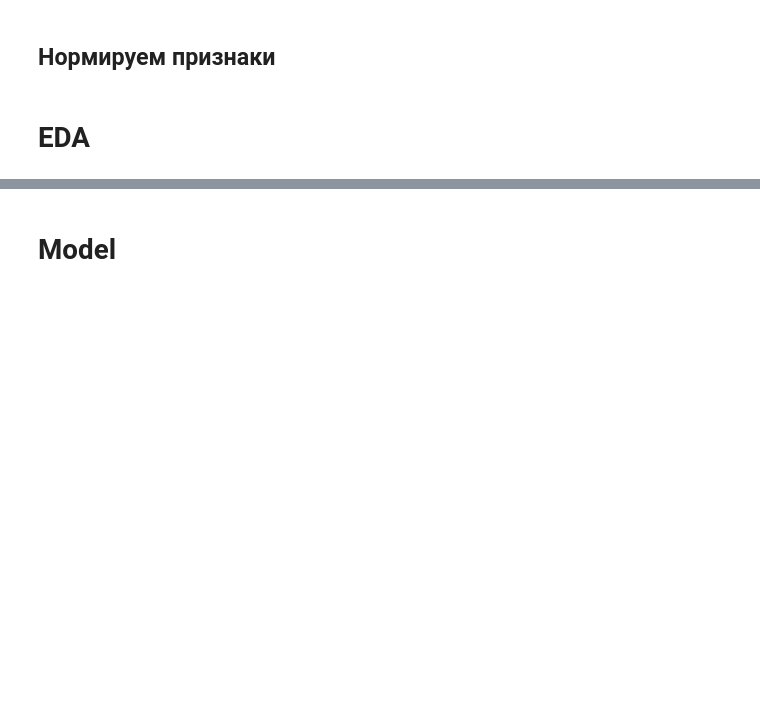
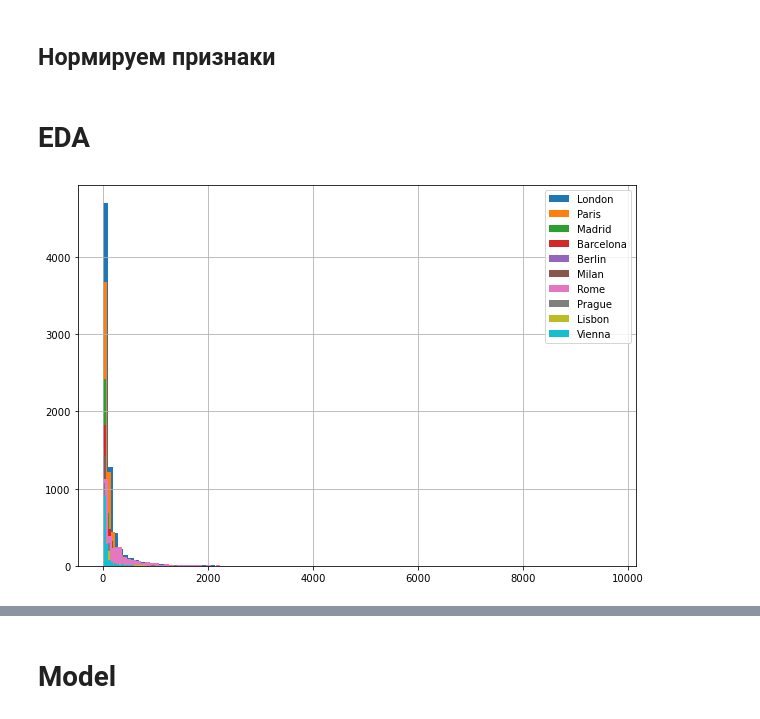
Before and after one commit to aberkoveo/skillfactory, a Jupyter notebook: Projects/Project_3/Проект_3_О_вкусной_и_здоровой_пище.ipynb, the cells around one changed output, grey strips where cells are left out. Saved outputs shown, nothing was run; the diff lists cells and outputs as text; code cells hidden in the pictures; blank space fills up the shorter version.

```diff
--- a/Projects/Project_3/Проект_3_О_вкусной_и_здоровой_пище.ipynb
+++ b/Projects/Project_3/Проект_3_О_вкусной_и_здоровой_пище.ipynb
@@ -117,8 +142,33 @@ data['ranking_for_city'] =  data['ranking']  - data.city.apply(lambda x: city_di
+# %%
+city_dict = data.groupby(by='city').city.size()
+# data['quan_in_city'] = data.city.apply(lambda x: len(data[data.city == x]))
+# data['ranking_for_city'] =  data['ranking'] / data.city.apply(lambda x: city_dict[x])
+data['empty_reviews'] = data.reviews_text.apply(lambda x: 1 if len(x)==0 else 0)
+data['ranking_by_reviews'] = data['number_of_reviews'] * data['ranking']
+# %%
+
+city_data = pd.read_csv('input//csv_city.csv', index_col='name')
+city_data.drop('country', axis=1, inplace=True)
+city_data = city_data.to_dict()['pop']
+data['city_pop'] = data.city.apply(lambda x: int(city_data[x]))
+
+data['ranking_by_pop'] = data['ranking'] / data['city_pop']
+# %%
+data['ranking_by_city'] = data.groupby(by='city').ranking.transform(lambda x: (len(x) / x) )
+data['number_of_reviews_dif_by_city'] = data.groupby('city').number_of_reviews.transform(lambda x: x / (max(x) - min(x)))
 # %% [markdown]
 ## Нормируем признаки
 # %%
-data['ranking_norm_by_city'] = data.groupby('city').ranking.transform(lambda x: (x - x.mean()) / x.std())
-data['number_of_reviews_norm'] = data.number_of_reviews.apply(lambda x: (x - data.number_of_reviews.mean()) / data.number_of_reviews.std())
+# data['ranking_norm_by_city'] = data.groupby('city').ranking.transform(lambda x: (x - x.mean()) / x.std())
+# data['number_of_reviews_norm_by_city'] = data.groupby('city').number_of_reviews.transform(lambda x: (x - x.mean()) / x.std())
+# data['number_of_reviews_norm'] = data.number_of_reviews.apply(lambda x: (x - data.number_of_reviews.mean()) /
+# data.number_of_reviews.std())
+
+# data['ranking_by_reviews_norm'] = data['ranking_by_reviews'].apply(lambda x: (x - data.ranking_by_reviews.mean()) / data.ranking_by_reviews.std())
+
+# ranking_by_pop_mean = data.ranking_by_pop.mean()
+# ranking_by_pop_std = data.ranking_by_pop.std()
+# data['ranking_by_pop_norm'] =  data.ranking_by_pop.apply(lambda x: (x - ranking_by_pop_mean) / ranking_by_pop_std)
 # %%
 # data['quan_in_city'] = data.city.apply(lambda x: len(data[data.city == x]))
 # %%
@@ -145,9 +195,10 @@ data['number_of_reviews_norm'] = data.number_of_reviews.apply(lambda x: (x - dat
 # %%
 plt.rcParams['figure.figsize'] = (10,7)
 
 top10_city = data.city.value_counts()[0:10].index
 for city in top10_city:
-    data[data.city == city].ranking.hist(bins=100, label=city)
+    data[(data.city == city)].number_of_reviews.hist(bins=100, label=city)
     plt.legend()
-data.groupby(by='city').number_of_reviews.mean().sort_values()
+# %% [output]
+[figure, added]
 # %%
```
Also changed, not shown: parts of 30 cells of this notebook, 3 other files.
